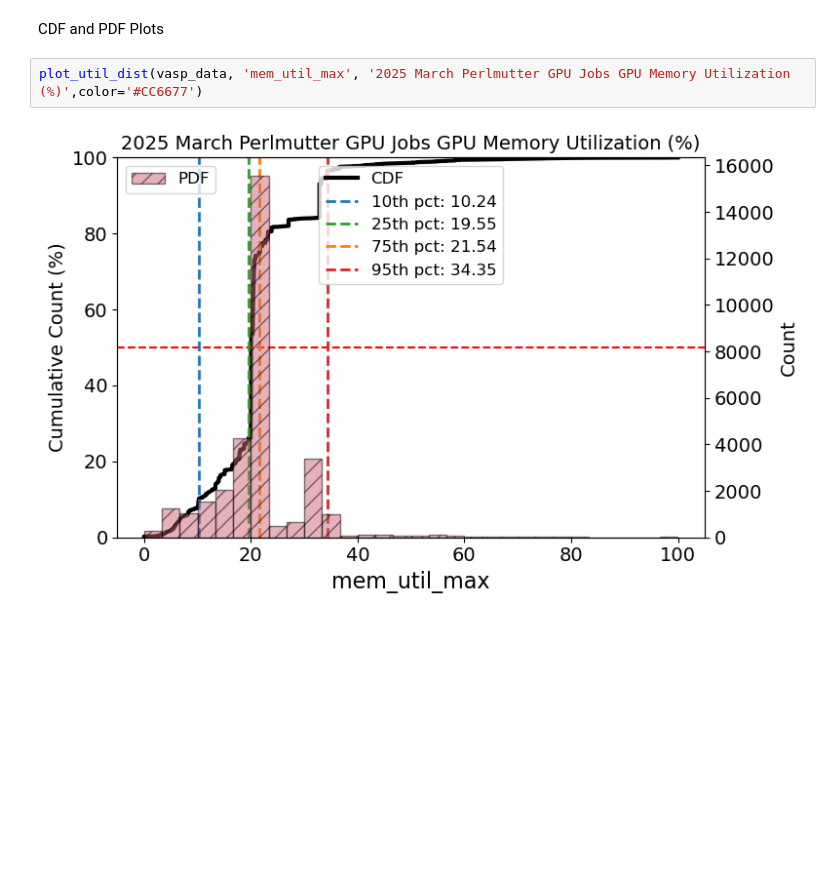
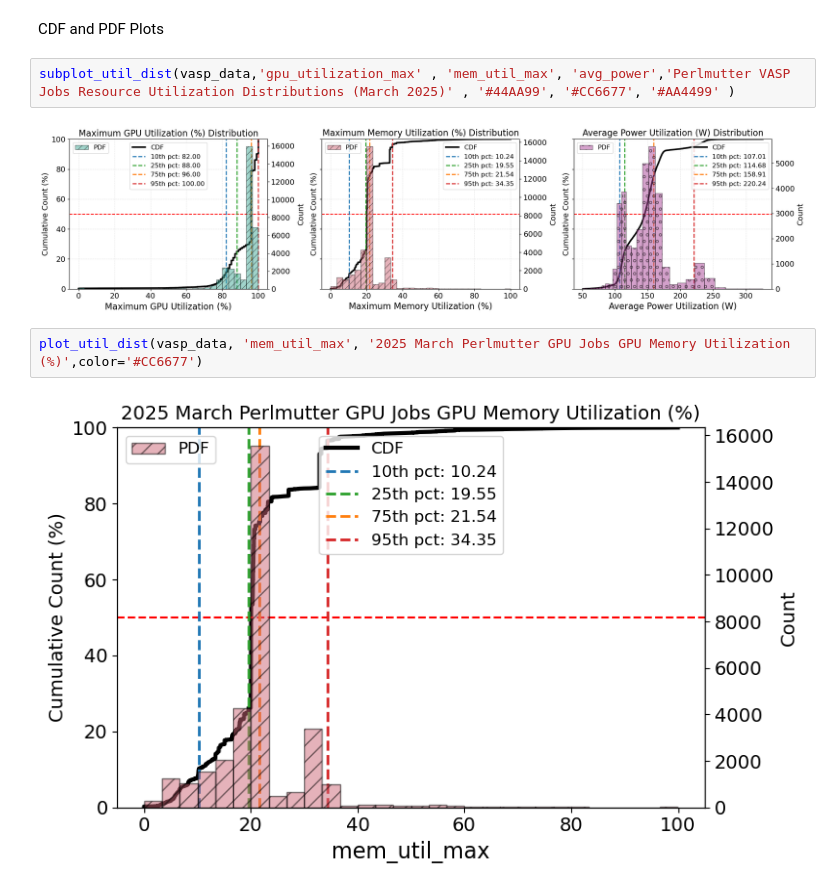
Before and after one commit to beste-oztop/vasp-gpu-resource-data-analysis, a Jupyter notebook: notebooks/resource_util_analysis.ipynb, the cells around one changed output. Cells and saved outputs as stored; diff of their text form; blank space fills up the shorter version.

```diff
--- a/notebooks/resource_util_analysis.ipynb
+++ b/notebooks/resource_util_analysis.ipynb
@@ -15,5 +99,9 @@ plot_job_summary_violin(vasp_data)
 # %% [markdown]
 CDF and PDF Plots
+# %%
+subplot_util_dist(vasp_data,'gpu_utilization_max' , 'mem_util_max', 'avg_power','Perlmutter VASP Jobs Resource Utilization Distributions (March 2025)' , '#44AA99', '#CC6677', '#AA4499' )
+# %% [output]
+[figure, added]
 # %%
 plot_util_dist(vasp_data, 'mem_util_max', '2025 March Perlmutter GPU Jobs GPU Memory Utilization (%)',color='#CC6677')
 # %% [output]
```
Also changed, not shown: parts of 15 cells of this notebook, 5 other files.
